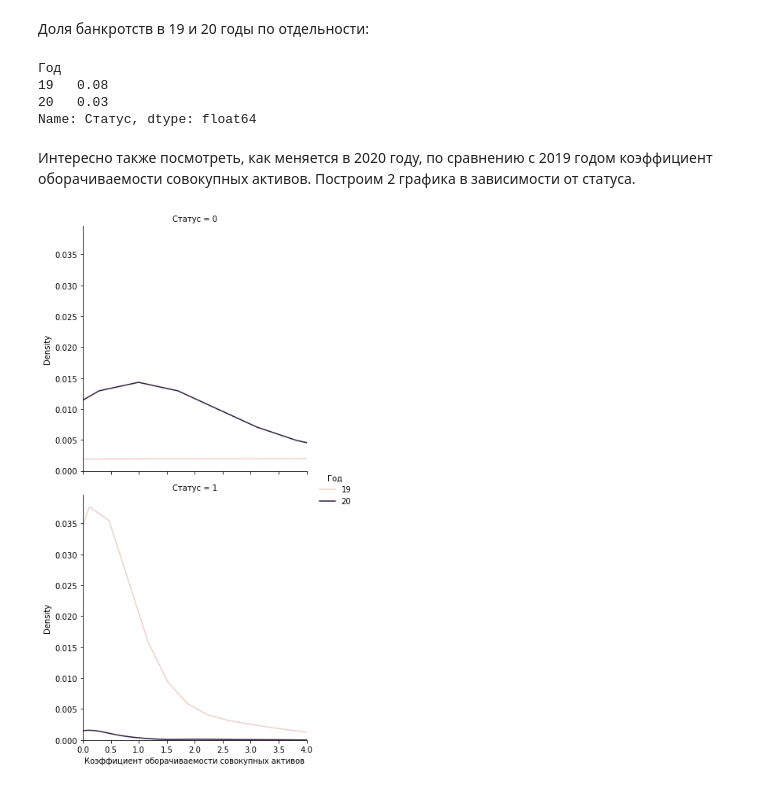
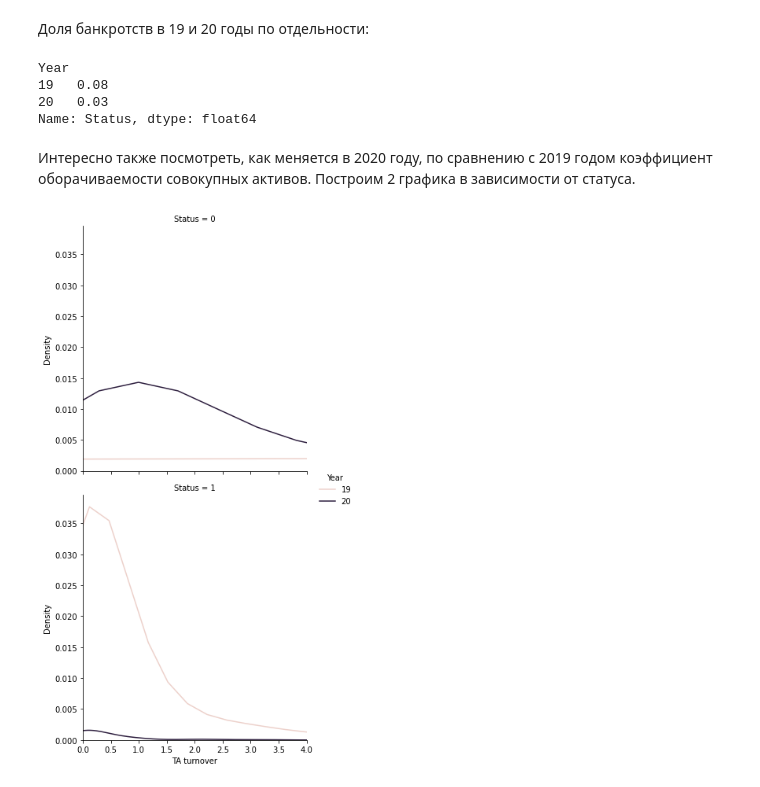
Before and after one commit to dariagerasimenko/Econ_projects, a Jupyter notebook: Econometrics 2021/Preliminary_analysis_of_data.ipynb, the cells around one changed output. Cells and saved outputs as stored; diff of their text form; code cells hidden in the pictures.

```diff
--- a/Econometrics 2021/Preliminary_analysis_of_data.ipynb
+++ b/Econometrics 2021/Preliminary_analysis_of_data.ipynb
@@ -16,6 +16,6 @@ Populating the interactive namespace from numpy and matplotlib
 # %% [markdown]
 Откроем датасет (в кавычках указан путь к файлу на моем копмьютере, нужно его заменить), указанные параметры - параметры открытия файла csv. Если русские символы декодируются неправильно или что-то ломается - следует убрать " engine='python' ". Далее открываем датасет
 # %%
-df=pd.read_excel('dataset_new.xlsx')
+df=pd.read_excel('dataset_4.xlsx')
 df
 # %% [output]
@@ -248,17 +242,17 @@ plt.show()
 # %% [markdown]
 Доля банкротств в 19 и 20 годы по отдельности:
 # %%
-df.groupby(by=['Год'])['Статус'].mean()
+df.groupby(by=['Year'])['Status'].mean()
 # %% [output]
-Год
+Year
 19   0.08
 20   0.03
-Name: Статус, dtype: float64
+Name: Status, dtype: float64
 # %% [markdown]
 Интересно также посмотреть, как меняется в 2020 году, по сравнению с 2019 годом коэффициент оборачиваемости совокупных активов. Построим 2 графика в зависимости от статуса.
 # %%
-sns.displot(data=df, x="Коэффициент оборачиваемости совокупных активов",  hue="Год", row ='Статус', kind="kde")
+sns.displot(data=df, x="TA turnover",  hue="Year", row ='Status', kind="kde")
 plt.xlim(0, 4)
 plt.show()
 # %% [output]
-[figure, old version]
+[figure, new version]
```
Also changed, not shown: parts of 15 cells of this notebook.
